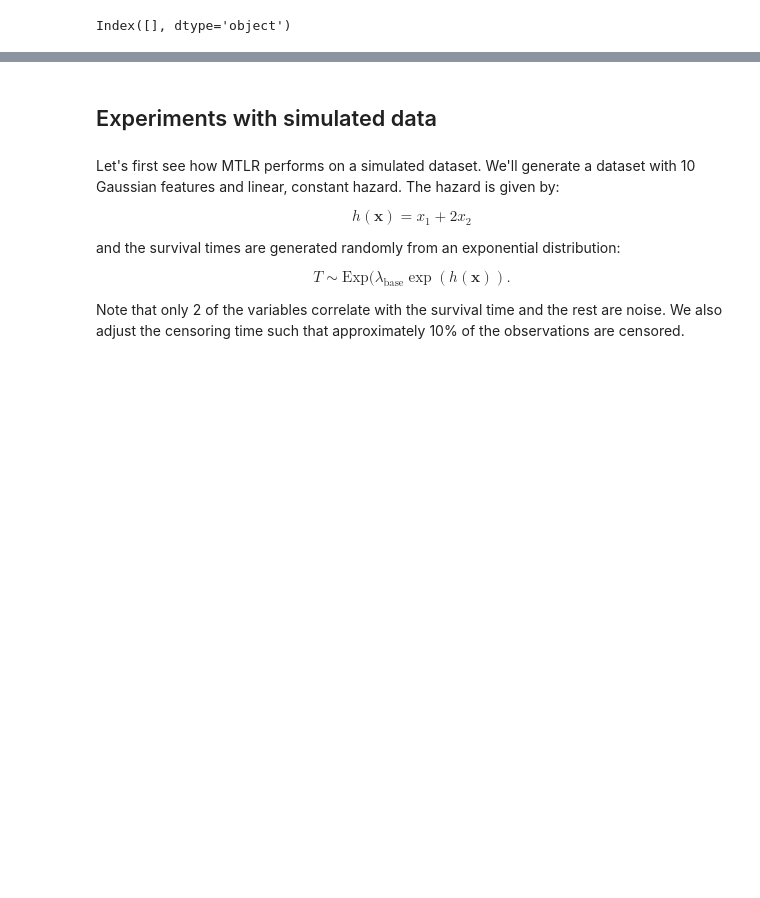
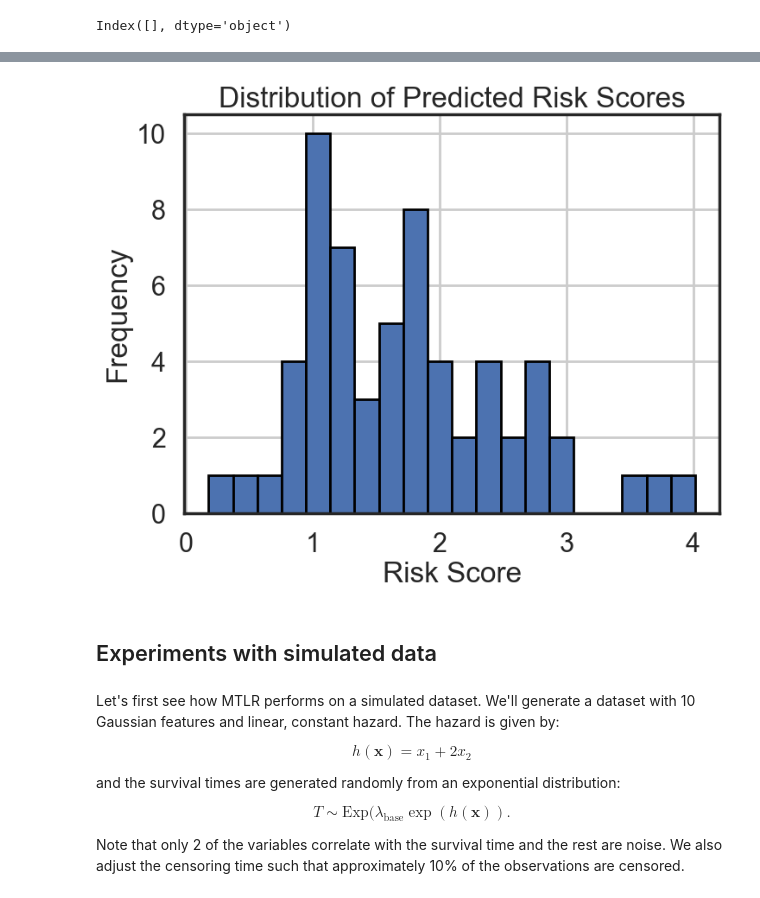
Before and after one commit to preciousiajilore/survival_mtlr, a Jupyter notebook: notebooks/MTLR for Survival Prediction.ipynb, the cells around one changed output, grey strips where cells are left out. Drawn from its saved outputs; the diff is of its cells as text; code cells hidden in the pictures; blank space fills up the shorter version.

```diff
--- a/notebooks/MTLR for Survival Prediction.ipynb
+++ b/notebooks/MTLR for Survival Prediction.ipynb
@@ -711,3 +825,14 @@ with torch.no_grad():
+# %%
+# Plot a histogram of predicted risks
+plt.figure(figsize=(8, 6))
+plt.hist(df_pred_risk['Risk'], bins=20, edgecolor='black')
+plt.title('Distribution of Predicted Risk Scores')
+plt.xlabel('Risk Score')
+plt.ylabel('Frequency')
+plt.grid(True)
+plt.show()
+# %% [output]
+[figure, added]
 # %% [markdown]
 ## Experiments with simulated data
 # %% [markdown]
```
Also changed, not shown: parts of 19 cells of this notebook.
